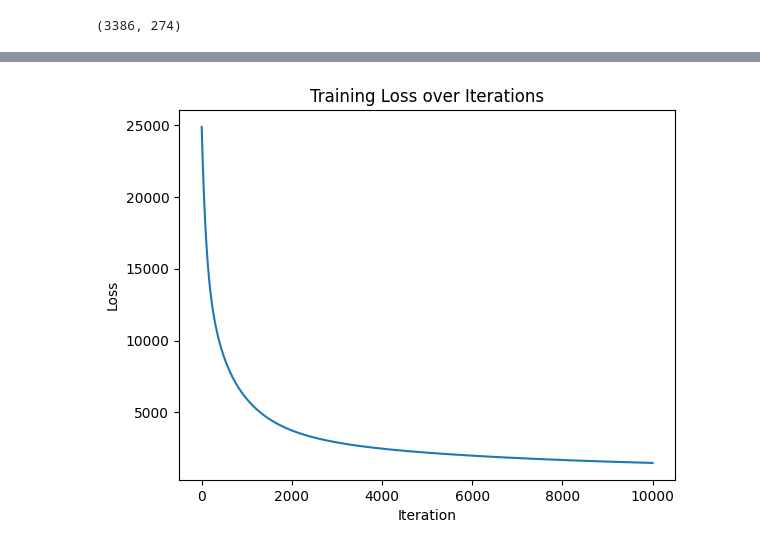
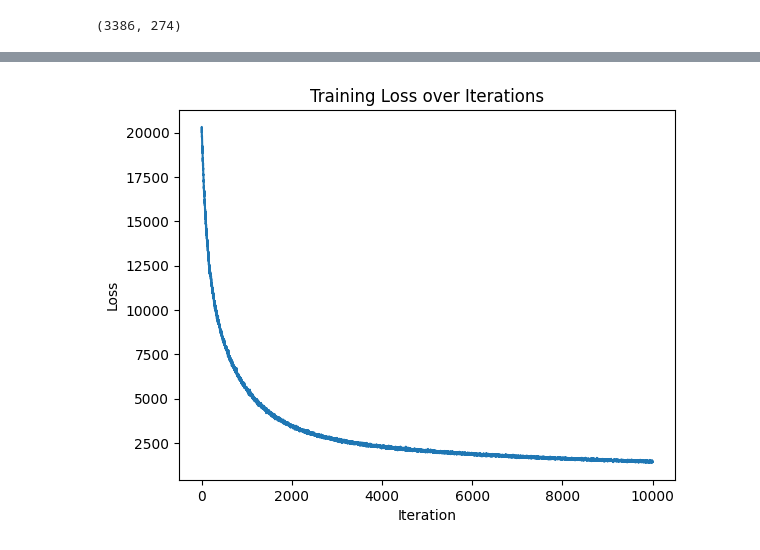
Before and after one commit to hecmar007/word2vec, a Jupyter notebook: word2vec.ipynb, the cells around one changed output, grey strips where cells are left out. Drawn from its saved outputs; the diff is of its cells as text; code cells hidden in the pictures.

Commit message:
Fixes negative sampling
Ara el negative sampling es fa un cop a cada epoch de train.

```diff
--- a/word2vec.ipynb
+++ b/word2vec.ipynb
@@ -278,5 +280,8 @@ Negative sampling
 # %%
-def get_train_data_negative(text, window_size, K, vocab_size):
+K = 5
+window_size = 2
+
+def get_train_data_n(text, window_size, K, vocab_size):
     data = encode(text)
     x = []
     y = []
@@ -292,9 +297,18 @@ def get_train_data_negative(text, window_size, K, vocab_size):
                 y.append(data[i + j])
                 negative_y.append([np.random.randint(vocab_size) for _ in range(K)])
 
-    return np.asarray(x), np.asarray(y), np.asarray(negative_y)
+    return np.asarray(x), np.asarray(y)
 
-Xn, Yn, negative_y = get_train_data_negative(text, 2, 10, vocab_size)
+def get_negative_sampling(text, window_size, K , vocab_size, total_outside):
+    data = encode(text)
+    num_samples = 2 * (len(data) * window_size - total_outside) # Aquest número és equivalent al número d'iteracions que fem en el mètode get_train_data_n
+    negative_y = np.random.randint(low=0, high=vocab_size, size=(num_samples, K))
+
+    return negative_y
+
+Xn, Yn = get_train_data_n(text, window_size, K, vocab_size)
+total_outside = sum([i for i in range(window_size+1)])
+negative_y = get_negative_sampling(text, window_size, K, vocab_size, total_outside)
 print(Xn.shape)
 print(Yn.shape)
 print(negative_y.shape)
@@ -311,7 +327,7 @@ def softmax_n(X, targets):
     X_masked = np.where(mask, X, -np.inf)
     X_max = np.max(X_masked, axis=1, keepdims=True)
     exps = np.exp(X_masked - X_max)
-    sum_exps = np.sum(np.where(mask, exps, 0), axis=1, keepdims=True)
+    sum_exps = np.sum(exps, axis=1, keepdims=True)
     softmax_values = exps / sum_exps
 
     return np.where(mask, softmax_values, 0)
@@ -361,6 +377,7 @@ losses = []
 start_time = time.time()
 # Actualitzat per utilitzar la versió speedup
 for i in range(n_iter):
+    negative_y = get_negative_sampling(text, window_size, K, vocab_size, total_outside)
     loss = backpropagation_negative(model2, Xn, Yn, negative_y, learning_rate)
     losses.append(loss)
     if i % 1000 == 0:
@@ -389 +406 @@ Training time: 338.48813939094543
-[figure, old version]
+[figure, new version]
```
Also changed, not shown: parts of 10 cells of this notebook.
